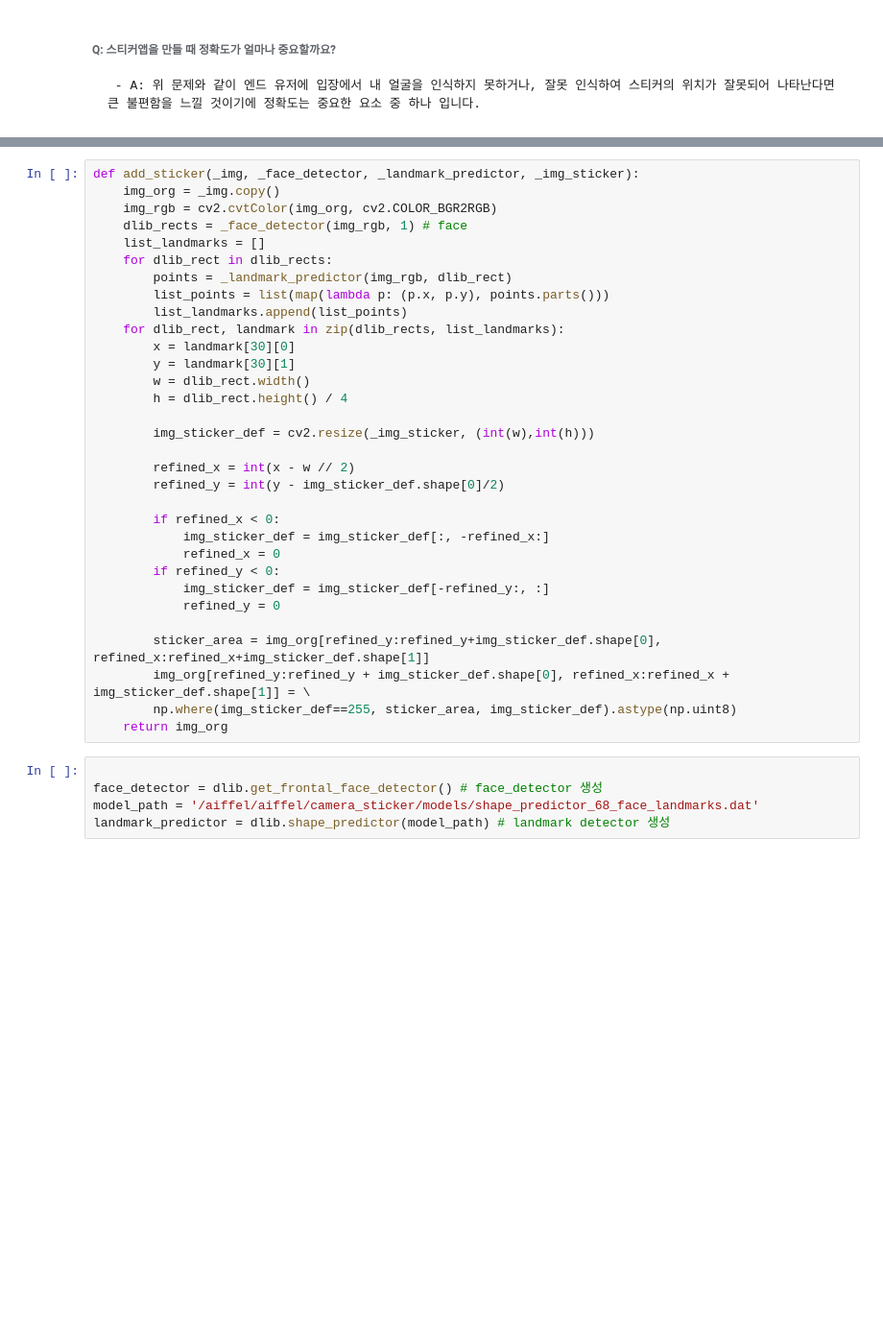
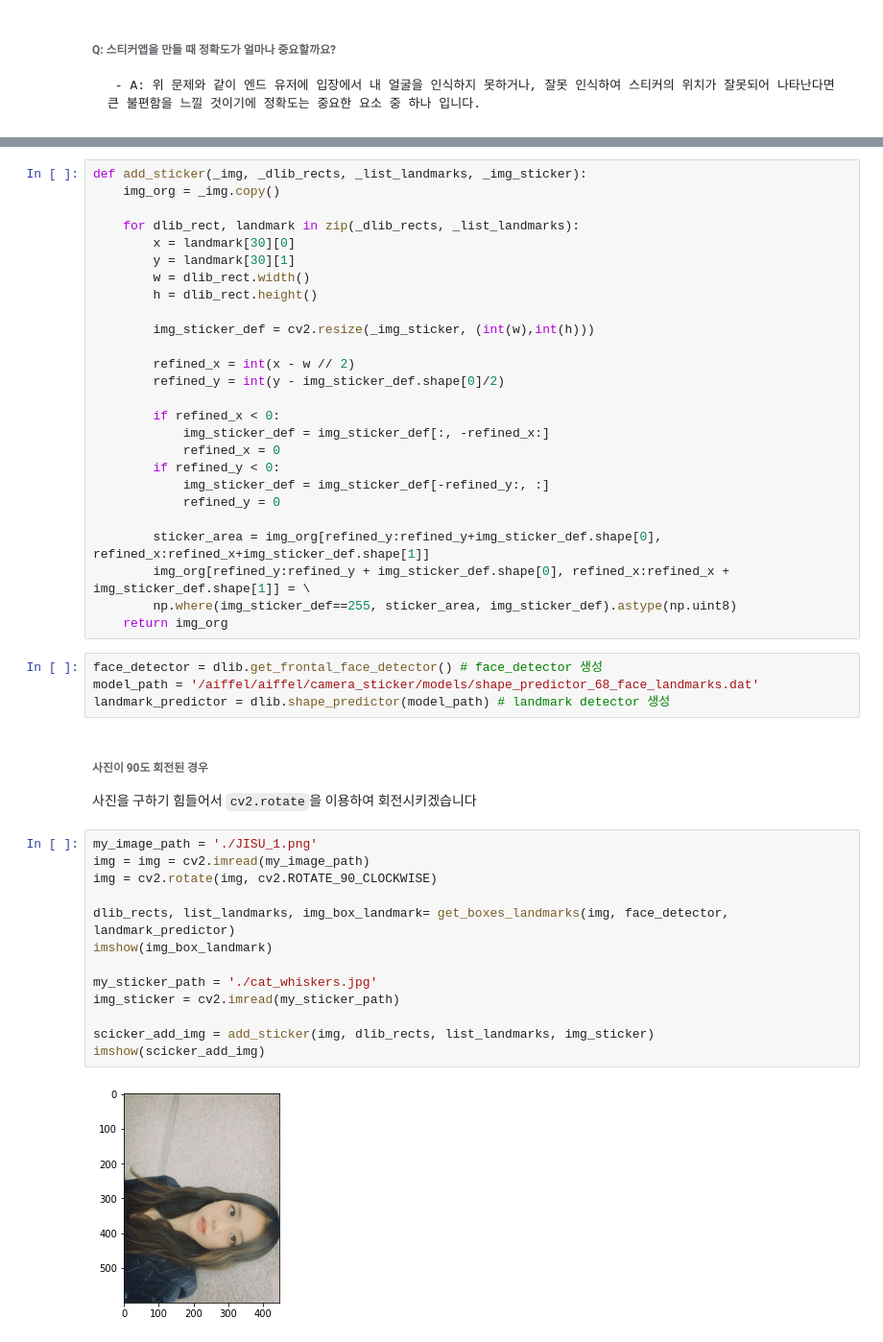
Before and after one commit to traumasj201/aiffel_report, a Jupyter notebook: exp3/exp3.ipynb, the cells around one changed output, grey strips where cells are left out. Shown at 96% size. Drawn from its saved outputs; the diff is of its cells as text; blank space fills up the shorter version.

````diff
--- a/exp3/exp3.ipynb
+++ b/exp3/exp3.ipynb
@@ -148,18 +170,12 @@
 # %%
-def add_sticker(_img, _face_detector, _landmark_predictor, _img_sticker):
+def add_sticker(_img, _dlib_rects, _list_landmarks, _img_sticker):
     img_org = _img.copy()
-    img_rgb = cv2.cvtColor(img_org, cv2.COLOR_BGR2RGB)
-    dlib_rects = _face_detector(img_rgb, 1) # face
-    list_landmarks = []
-    for dlib_rect in dlib_rects:
-        points = _landmark_predictor(img_rgb, dlib_rect)
-        list_points = list(map(lambda p: (p.x, p.y), points.parts()))
-        list_landmarks.append(list_points)
-    for dlib_rect, landmark in zip(dlib_rects, list_landmarks):
+
+    for dlib_rect, landmark in zip(_dlib_rects, _list_landmarks):
         x = landmark[30][0]
         y = landmark[30][1]
         w = dlib_rect.width()
-        h = dlib_rect.height() / 4
+        h = dlib_rect.height()
 
         img_sticker_def = cv2.resize(_img_sticker, (int(w),int(h)))
 
@@ -178,7 +194,24 @@ def add_sticker(_img, _face_detector, _landmark_predictor, _img_sticker):
         np.where(img_sticker_def==255, sticker_area, img_sticker_def).astype(np.uint8)
     return img_org
 # %%
-
 face_detector = dlib.get_frontal_face_detector() # face_detector 생성
 model_path = '/aiffel/aiffel/camera_sticker/models/shape_predictor_68_face_landmarks.dat'
 landmark_predictor = dlib.shape_predictor(model_path) # landmark detector 생성
+# %% [markdown]
+###### 사진이 90도 회전된 경우
+사진을 구하기 힘들어서 ```cv2.rotate```을 이용하여 회전시키겠습니다
+# %%
+my_image_path = './JISU_1.png'
+img = img = cv2.imread(my_image_path)
+img = cv2.rotate(img, cv2.ROTATE_90_CLOCKWISE)
+
+dlib_rects, list_landmarks, img_box_landmark= get_boxes_landmarks(img, face_detector, landmark_predictor)
+imshow(img_box_landmark)
+
+my_sticker_path = './cat_whiskers.jpg'
+img_sticker = cv2.imread(my_sticker_path)
+
+scicker_add_img = add_sticker(img, dlib_rects, list_landmarks, img_sticker)
+imshow(scicker_add_img)
+# %% [output]
+[figure, added]
````
Also changed, not shown: parts of 29 cells of this notebook, 1 other file.
